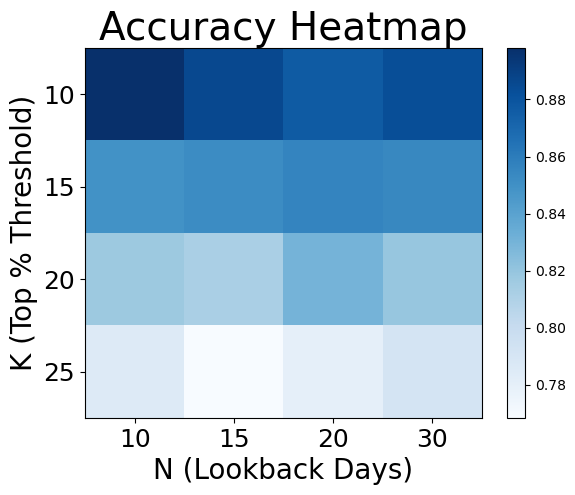
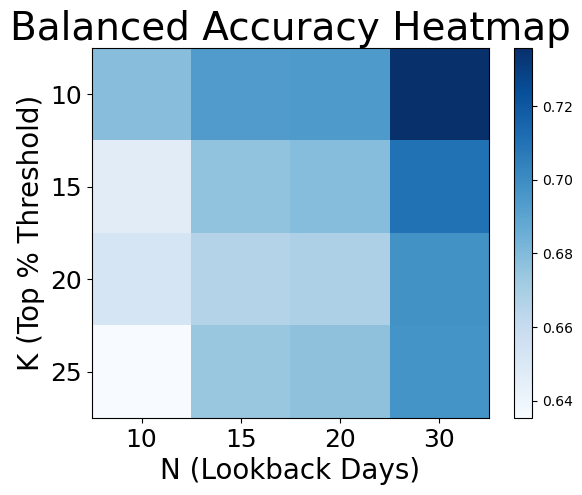
The change to this notebook cell's code, shown as a diff; its figure went from the first image to the second:
--- before
+++ after
@@ -6,13 +6,13 @@
 f1_grid  = np.zeros((len(topks_sorted), len(lookbacks_sorted)))
 
-for lb, tk, acc, f1 in results:
+for lb, tk, bal_acc, f1 in results:
     i = topks_sorted.index(tk)
     j = lookbacks_sorted.index(lb)
-    acc_grid[i, j] = acc
+    acc_grid[i, j] = bal_acc
     f1_grid[i, j]  = f1
 
-# Accuracy heatmap
+# Balanced accuracy heatmap
 plt.figure()
-plt.imshow(acc_grid, aspect='auto',cmap='Blues')
+plt.imshow(acc_grid, aspect='auto',cmap='Blues')#, vmin=0.4, vmax=0.75)
 plt.colorbar()
 plt.xticks(range(len(lookbacks_sorted)), lookbacks_sorted, fontsize=18)
@@ -20,5 +20,5 @@
 plt.xlabel("N (Lookback Days)",fontsize=20)
 plt.ylabel("K (Top % Threshold)",fontsize=20)
-plt.title("Accuracy Heatmap",fontsize=28)
+plt.title("Balanced Accuracy Heatmap",fontsize=28)
 plt.show()
 

Commit: Edited some more the MLP and GNN